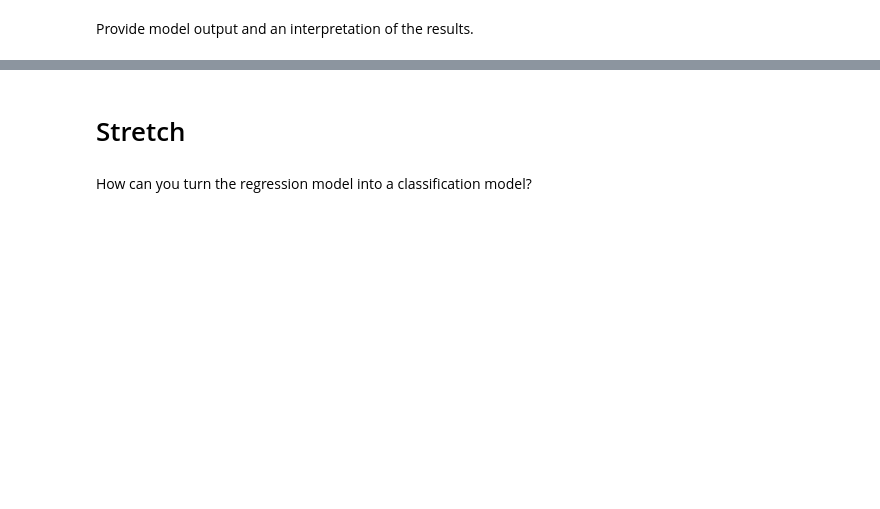
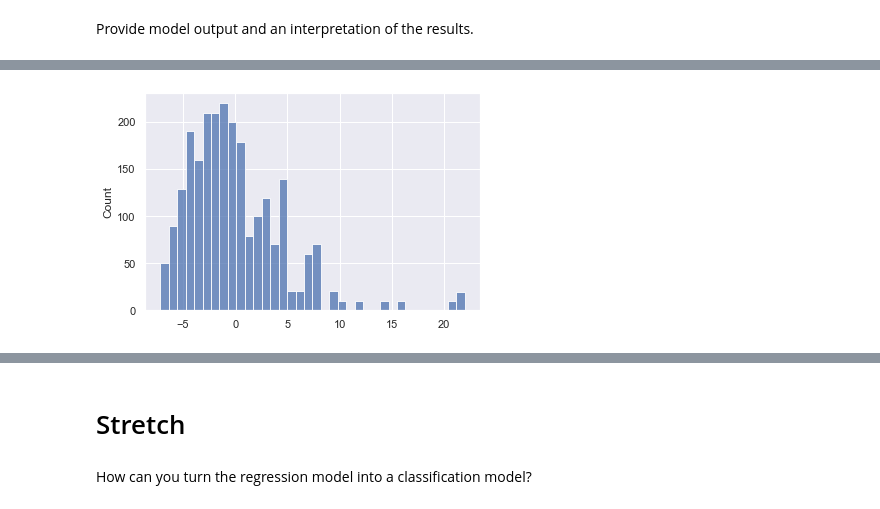
Before and after one commit to jdormaar/Statistical_Modelling_Project, a Jupyter notebook: notebooks/model_building.ipynb, the cells around one changed output, grey strips where cells are left out. Saved outputs shown, nothing was run; the diff lists cells and outputs as text; code cells hidden in the pictures; blank space fills up the shorter version.

Commit message:
Updated model building and yelp EDA notebooks

```diff
--- a/notebooks/model_building.ipynb
+++ b/notebooks/model_building.ipynb
@@ -148,0 +180,4 @@ df.head(3)
+# %%
+# Add the new column into the dataframe and confirm the addition
+df.insert(3, 'prc_empty', empty, False)
+df.corr()
@@ -196,2 +204,8 @@ print(p1, p2, p3)
 # %% [markdown]
 Provide model output and an interpretation of the results.
+# %%
+y = df['empty']
+X = df['available']
+X = sm.add_constant(X)
+
+X.head()
@@ -197,0 +219,4 @@ Provide model output and an interpretation of the results.
+# %%
+model = sm.OLS(y, X)
+results = model.fit()
+print(results.summary())
@@ -197,0 +241,3 @@ Provide model output and an interpretation of the results.
+# %%
+residuals = results.resid
+residuals
@@ -197,0 +257,5 @@ Provide model output and an interpretation of the results.
+# %%
+sns.histplot(residuals)
+plt.show()
+# %% [output]
+[figure, added]
```
Also changed, not shown: parts of 20 cells of this notebook, 1 other file.
